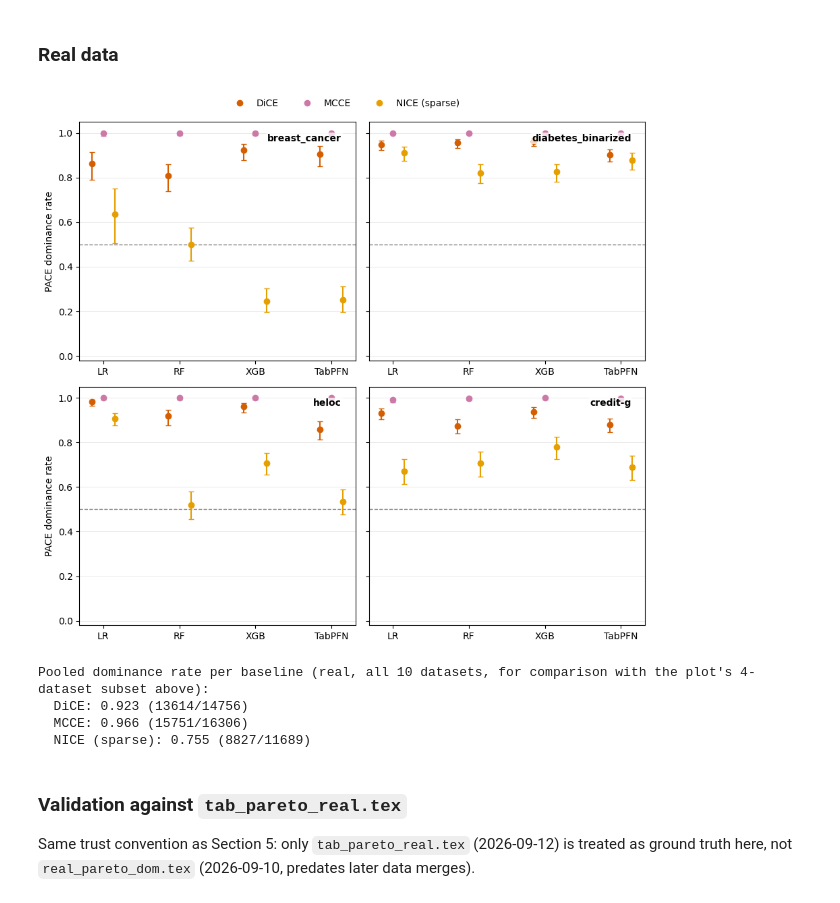
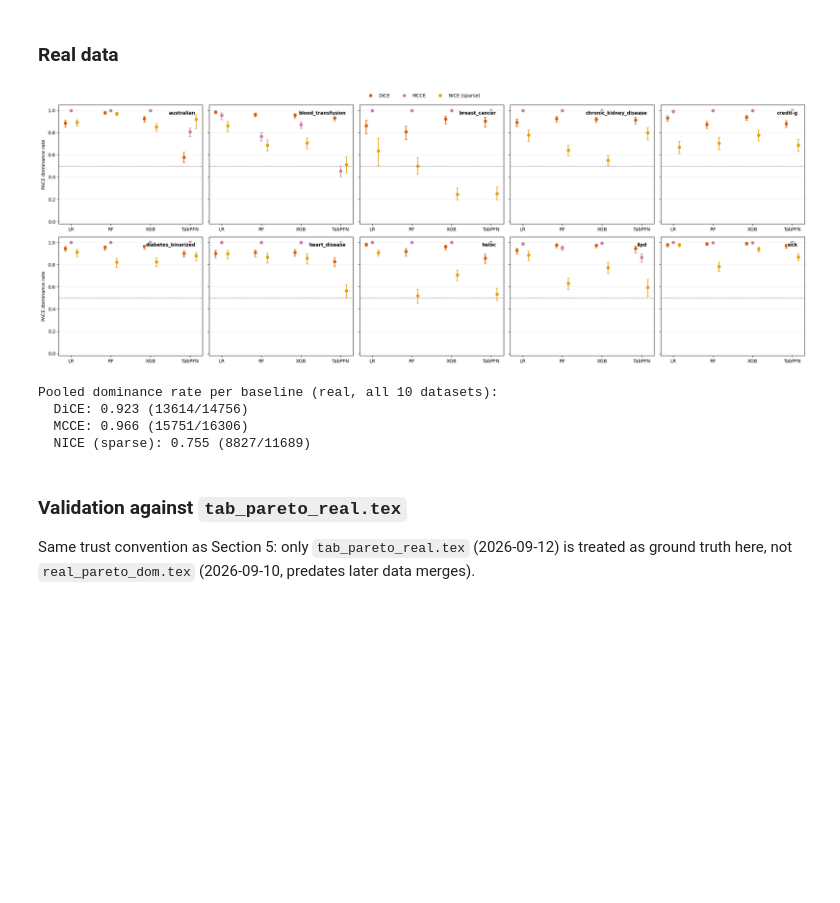
Before and after one commit to leonidaschristodoulou/cf-proposal, a Jupyter notebook: cfprop_analysis.ipynb, the cells around one changed output. Cells and saved outputs as stored; diff of their text form; code cells hidden in the pictures; blank space fills up the shorter version.

Commit message:
Expand real Pareto plot to all 10 datasets, 2x5 grid
Co-Authored-By: Claude Sonnet 5 <noreply@anthropic.com>

```diff
--- a/cfprop_analysis.ipynb
+++ b/cfprop_analysis.ipynb
@@ -990,23 +990,22 @@ def plot_pareto_dominance_representative(df, *, baselines, datasets, models=("LR
 # %%
 df_real_pareto = joblib.load("output_realdata.joblib")
 real_pareto_baselines = ["dice", "mcce", "nice_spars"]  # nice_base excluded, same as Section 4
-real_pareto_datasets = ["breast_cancer", "diabetes_binarized", "heloc", "credit-g"]
+real_pareto_datasets = sorted(df_real_pareto["dataset"].unique())  # all 10 real datasets
 
 fig_rp, _, dom_real = plot_pareto_dominance_representative(
-    df_real_pareto, baselines=real_pareto_baselines, datasets=real_pareto_datasets,
+    df_real_pareto, baselines=real_pareto_baselines, datasets=real_pareto_datasets, ncols=5,
     outpath="real_pareto_small_multiples_all.pdf")
 plt.show()
 
-print("Pooled dominance rate per baseline (real, all 10 datasets, for comparison with the plot\'s"
-      " 4-dataset subset above):")
+print("Pooled dominance rate per baseline (real, all 10 datasets):")
 for b in real_pareto_baselines:
     d = dominance_by_group(df_real_pareto, method_a="pace", method_b=b, group=("dataset", "model"))
     n_dec = (d.n_A_dom + d.n_B_dom).sum()
     rate = d.n_A_dom.sum() / n_dec
     print(f"  {METHOD_LABELS[b]}: {rate:.3f} ({d.n_A_dom.sum()}/{n_dec})")
 # %% [output]
-[figure, old version]
+[figure, new version]
-Pooled dominance rate per baseline (real, all 10 datasets, for comparison with the plot's 4-dataset subset above):
+Pooled dominance rate per baseline (real, all 10 datasets):
   DiCE: 0.923 (13614/14756)
   MCCE: 0.966 (15751/16306)
   NICE (sparse): 0.755 (8827/11689)
```
Also changed, not shown: parts of 1 cell of this notebook.
